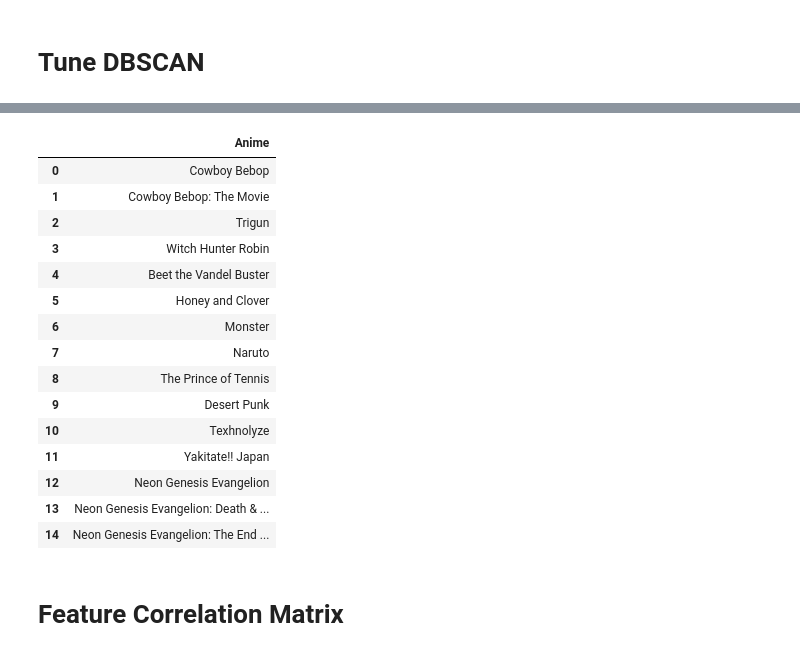
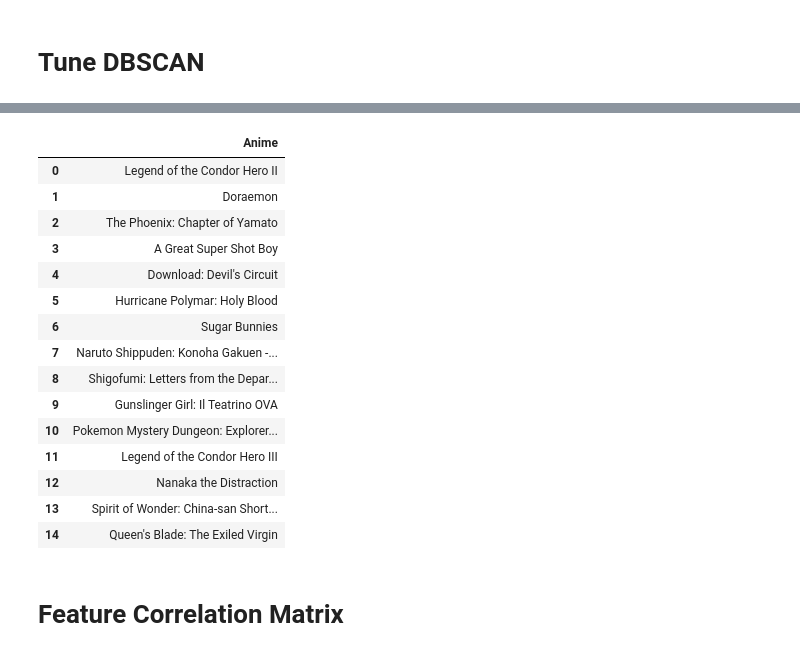
Before and after one commit to KWellesly/ML4Anime, a Jupyter notebook: graphs.ipynb, the cells around one changed output, grey strips where cells are left out. Drawn from its saved outputs; the diff is of its cells as text; code cells hidden in the pictures.

```diff
--- a/graphs.ipynb
+++ b/graphs.ipynb
@@ -187,12 +187,13 @@ import numpy as np
 plt.figure(num=None, figsize=(8, 6), dpi=80, facecolor='w', edgecolor='k')
 
 
-xy = final_arr[:, 0:2]
+xy = final_arr[:, :-1]
 nbrs = NearestNeighbors(n_neighbors=10, algorithm='kd_tree').fit(xy)
 distances, indices = nbrs.kneighbors(xy)
 y = sorted(distances[:, -1])
 x = range(0, len(y))
 plt.plot(x, y, label="10th NN")
+plt.plot(x, [30] * len(x), 'r--')
 plt.title("Epsilon Tuning for DBSCAN")
 plt.legend()
 plt.xlabel("Points")
@@ -203,37 +277,11 @@ plt.show()
 # %%
 figure(num=None, figsize=(18, 10), dpi=80, facecolor='w', edgecolor='k')
-import numpy as np
 
-from sklearn.cluster import DBSCAN
-from sklearn import metrics
-from sklearn.datasets import make_blobs
-from sklearn.preprocessing import StandardScaler
-
-
-# Compute DBSCAN
-EPS=3
-MIN_SAMPLES=3
-db = DBSCAN(eps=EPS, min_samples=MIN_SAMPLES).fit(final_arr[:, 0:2])
-core_samples_mask = np.zeros_like(db.labels_, dtype=bool)
-core_samples_mask[db.core_sample_indices_] = True
-labels = db.labels_
-
-
-# Number of clusters in labels, ignoring noise if present.
-n_clusters_ = len(set(labels)) - (1 if -1 in labels else 0)
-n_noise_ = list(labels).count(-1)
-
-print('Estimated number of clusters: %d' % n_clusters_)
-print('Estimated number of noise points: %d' % n_noise_)
-
-# #############################################################################
-# Plot result
 import matplotlib.pyplot as plt
 
 # Black removed and is used for noise instead.
 unique_labels = set(labels)
-colors = [plt.cm.Spectral(each)
-          for each in np.linspace(0, 1, len(unique_labels))]
+colors = [plt.cm.Spectral(each) for each in np.linspace(0, 1, len(unique_labels))]
 for k, col in zip(unique_labels, colors):
     if k == -1:
         # Black used for noise.
@@ -242,19 +290,19 @@ for k, col in zip(unique_labels, colors):
     class_member_mask = (labels == k)
 
     if k == -1:
-        xy = final_arr[class_member_mask & core_samples_mask]
+        xy = pca_dbscan_arr[class_member_mask & core_samples_mask]
         plt.plot(xy[:, 0], xy[:, 1], 'o', markerfacecolor=tuple(col),
                  markeredgecolor='k', markersize=14)
 
-        xy = final_arr[class_member_mask & ~core_samples_mask]
+        xy = pca_dbscan_arr[class_member_mask & ~core_samples_mask]
         plt.plot(xy[:, 0], xy[:, 1], 'o', markerfacecolor=tuple(col),
                  markeredgecolor='k', markersize=6, label="Outlier")
     else:
-        xy = final_arr[class_member_mask & core_samples_mask]
+        xy = pca_dbscan_arr[class_member_mask & core_samples_mask]
         plt.plot(xy[:, 0], xy[:, 1], 'o', markerfacecolor=tuple(col),
                  markeredgecolor='k', markersize=14, label="Cluster {}".format(k+1))
 
-        xy = final_arr[class_member_mask & ~core_samples_mask]
+        xy = pca_dbscan_arr[class_member_mask & ~core_samples_mask]
         plt.plot(xy[:, 0], xy[:, 1], 'o', markerfacecolor=tuple(col),
                  markeredgecolor='k', markersize=6)
 
@@ -277,36 +323,36 @@ for k, col in zip(unique_labels, colors):
     cluster_df = None
 
     if k == -1:
-        xy = final_arr[class_member_mask]
+        xy = pca_dbscan_arr[class_member_mask]
         all_anime_in_cluster = xy[:, 2]
         cluster_df = pd.DataFrame(data=all_anime_in_cluster, columns=["Anime"])
         master_map["-1"] = cluster_df
     else:
-        xy = final_arr[class_member_mask]
+        xy = pca_dbscan_arr[class_member_mask]
         all_anime_in_cluster = xy[:, 2]
         cluster_df = pd.DataFrame(data=all_anime_in_cluster, columns=["Anime"])
         master_map[k+1] = cluster_df
 
 # 1, 4, 5, 6, outlier
 # %%
-master_map[1].head(15)
+master_map['-1'].head(15)
 # %% [output]
 |  | Anime |
-| 0 | Cowboy Bebop |
-| 1 | Cowboy Bebop: The Movie |
-| 2 | Trigun |
-| 3 | Witch Hunter Robin |
-| 4 | Beet the Vandel Buster |
-| 5 | Honey and Clover |
-| 6 | Monster |
-| 7 | Naruto |
-| 8 | The Prince of Tennis |
-| 9 | Desert Punk |
-| 10 | Texhnolyze |
-| 11 | Yakitate!! Japan |
-| 12 | Neon Genesis Evangelion |
-| 13 | Neon Genesis Evangelion: Death & ... |
-| 14 | Neon Genesis Evangelion: The End ... |
+| 0 | Legend of the Condor Hero II |
+| 1 | Doraemon |
+| 2 | The Phoenix: Chapter of Yamato |
+| 3 | A Great Super Shot Boy |
+| 4 | Download: Devil's Circuit |
+| 5 | Hurricane Polymar: Holy Blood |
+| 6 | Sugar Bunnies |
+| 7 | Naruto Shippuden: Konoha Gakuen -... |
+| 8 | Shigofumi: Letters from the Depar... |
+| 9 | Gunslinger Girl: Il Teatrino OVA |
+| 10 | Pokemon Mystery Dungeon: Explorer... |
+| 11 | Legend of the Condor Hero III |
+| 12 | Nanaka the Distraction |
+| 13 | Spirit of Wonder: China-san Short... |
+| 14 | Queen's Blade: The Exiled Virgin |
 # %% [markdown]
 # Feature Correlation Matrix
 # %%
```
Also changed, not shown: parts of 6 cells of this notebook.
